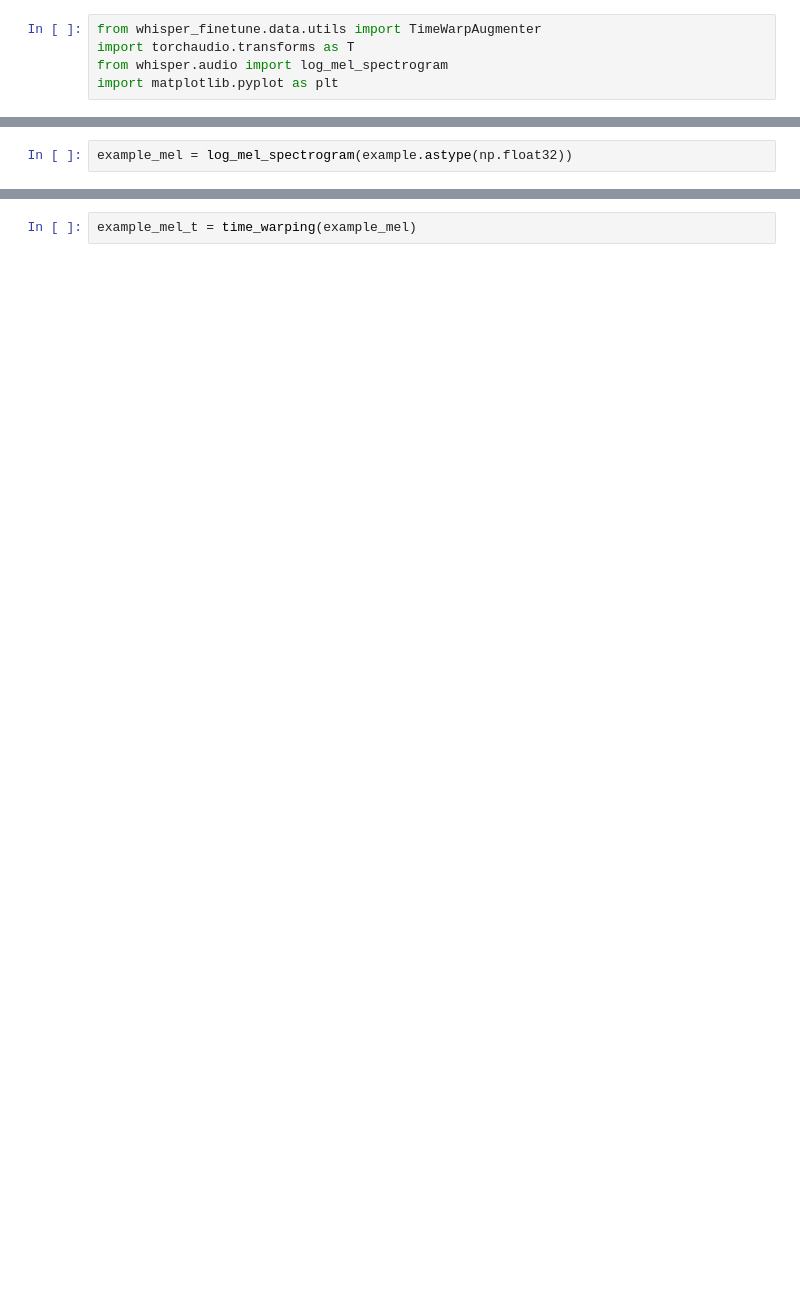
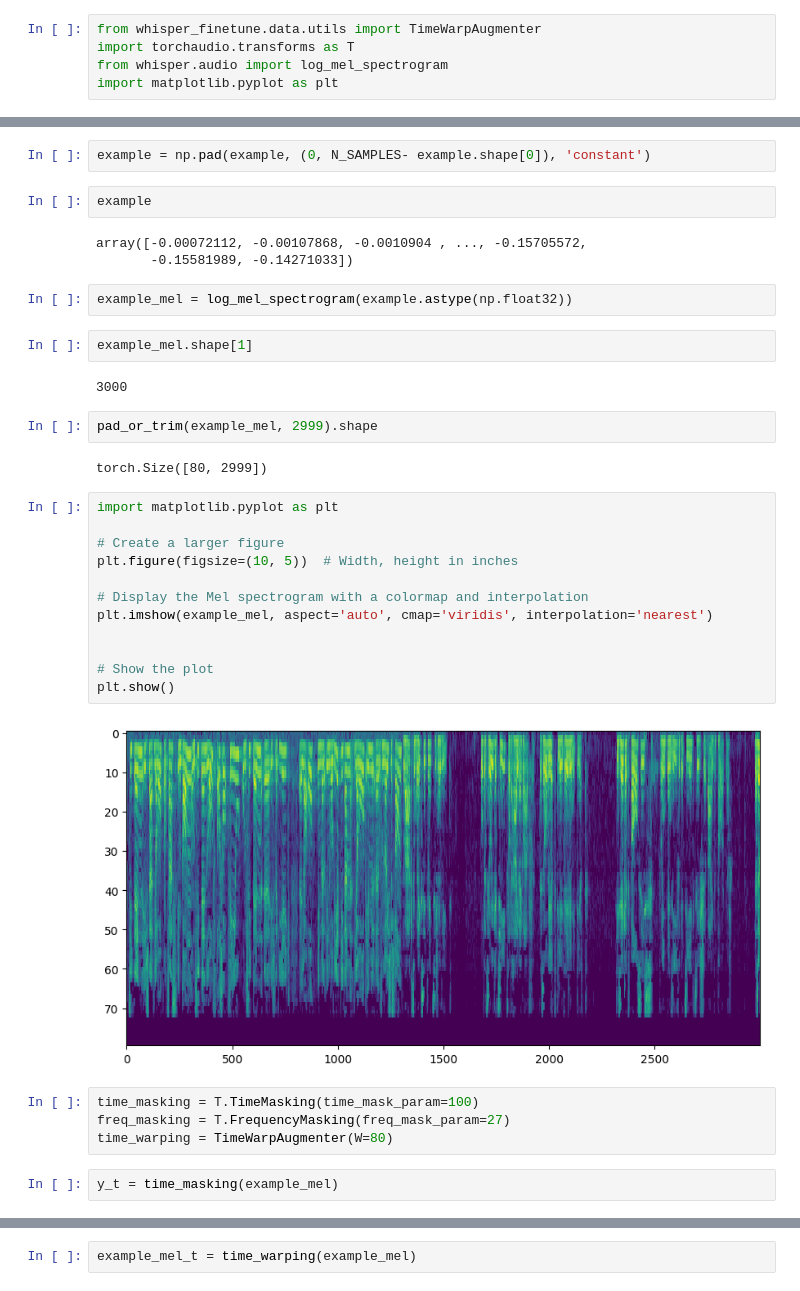
Before and after one commit to i4Ds/whisper-finetune, a Jupyter notebook: _spec_tw_eda.ipynb, the cells around one changed output, grey strips where cells are left out. Saved outputs shown, nothing was run; the diff lists cells and outputs as text; blank space fills up the shorter version.

```diff
--- a/_spec_tw_eda.ipynb
+++ b/_spec_tw_eda.ipynb
@@ -23,2 +41,37 @@ time_warping = TimeWarpAugmenter(W=500)
+# %%
+example = np.pad(example, (0, N_SAMPLES- example.shape[0]), 'constant')
+# %%
+example
+# %% [output]
+array([-0.00072112, -0.00107868, -0.0010904 , ..., -0.15705572,
+       -0.15581989, -0.14271033])
 # %%
 example_mel = log_mel_spectrogram(example.astype(np.float32))
+# %%
+example_mel.shape[1]
+# %% [output]
+3000
+# %%
+pad_or_trim(example_mel, 2999).shape
+# %% [output]
+torch.Size([80, 2999])
+# %%
+import matplotlib.pyplot as plt
+
+# Create a larger figure
+plt.figure(figsize=(10, 5))  # Width, height in inches
+
+# Display the Mel spectrogram with a colormap and interpolation
+plt.imshow(example_mel, aspect='auto', cmap='viridis', interpolation='nearest')
+
+
+# Show the plot
+plt.show()
+# %% [output]
+[figure, added]
+# %%
+time_masking = T.TimeMasking(time_mask_param=100)
+freq_masking = T.FrequencyMasking(freq_mask_param=27)
+time_warping = TimeWarpAugmenter(W=80)
+# %%
+y_t = time_masking(example_mel)
```
Also changed, not shown: parts of 21 cells of this notebook, 1 other file.
